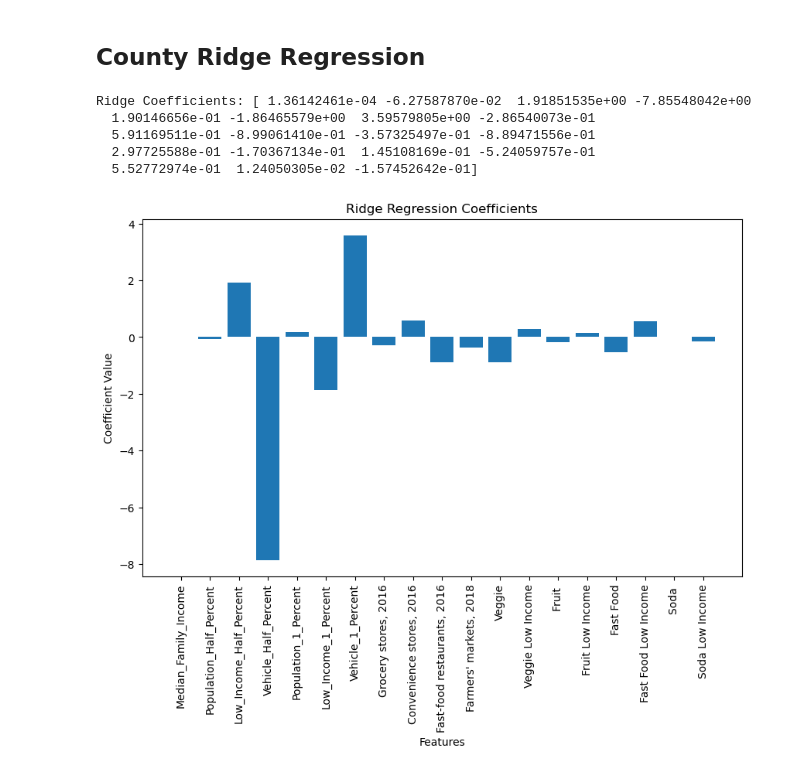
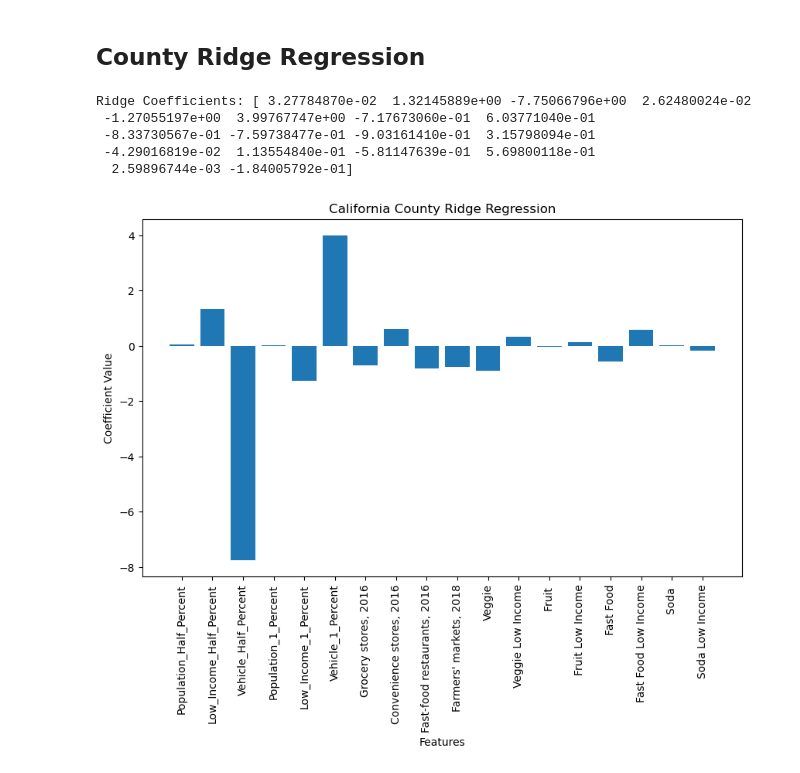
Before and after one commit to aaravdogra/citadel-datathon-2024, a Jupyter notebook: hypothesis-testing/regression.ipynb, the cells around one changed output. Saved outputs shown, nothing was run; the diff lists cells and outputs as text; code cells hidden in the pictures.

Commit message:
more regression updates

```diff
--- a/hypothesis-testing/regression.ipynb
+++ b/hypothesis-testing/regression.ipynb
@@ -293,11 +279,12 @@ Intercept: 3.0822593723637155
 # %%
 data = pd.read_csv('../data/data-county-for-processing/modified_california_counties.csv')
 
-x_variables = ["Median_Family_Income", "Population_Half_Percent",
+x_variables = ["Population_Half_Percent",
                "Low_Income_Half_Percent", "Vehicle_Half_Percent", "Population_1_Percent", "Low_Income_1_Percent", "Vehicle_1_Percent",
-               "Grocery stores, 2016", "Convenience stores, 2016", "Fast-food restaurants, 2016", "Farmers' markets, 2018",
-               "Veggie", "Veggie Low Income", "Fruit ", "Fruit Low Income", "Fast Food", "Fast Food Low Income",
+               "Grocery stores, 2016", "Convenience stores, 2016", "Fast-food restaurants, 2016", "Farmers' markets, 2018"]
+new_variables = ["Veggie", "Veggie Low Income", "Fruit ", "Fruit Low Income", "Fast Food", "Fast Food Low Income",
                "Soda ", "Soda Low Income"]
+x_variables = x_variables + new_variables
 
 columns_to_scale = [
     "Convenience stores, 2016",
@@ -436,7 +413,7 @@ plt.show()
 # %% [markdown]
 ## County Ridge Regression
 # %%
-
+data = data.dropna()
 # Separate features and target variable
 X = data[x_variables]
 y = data['Obese']
@@ -448,20 +425,20 @@ ridge.fit(X, y)
 # Optional: Display coefficients
 print("Ridge Coefficients:", ridge.coef_)
 # %% [output]
-Ridge Coefficients: [ 1.36142461e-04 -6.27587870e-02  1.91851535e+00 -7.85548042e+00
-  1.90146656e-01 -1.86465579e+00  3.59579805e+00 -2.86540073e-01
-  5.91169511e-01 -8.99061410e-01 -3.57325497e-01 -8.89471556e-01
-  2.97725588e-01 -1.70367134e-01  1.45108169e-01 -5.24059757e-01
-  5.52772974e-01  1.24050305e-02 -1.57452642e-01]
+Ridge Coefficients: [ 3.27784870e-02  1.32145889e+00 -7.75066796e+00  2.62480024e-02
+ -1.27055197e+00  3.99767747e+00 -7.17673060e-01  6.03771040e-01
+ -8.33730567e-01 -7.59738477e-01 -9.03161410e-01  3.15798094e-01
+ -4.29016819e-02  1.13554840e-01 -5.81147639e-01  5.69800118e-01
+  2.59896744e-03 -1.84005792e-01]
 # %%
 features = X.columns
 coefficients = ridge.coef_
 plt.figure(figsize=(10, 6))
 plt.bar(features, coefficients)
 plt.xlabel('Features')
 plt.ylabel('Coefficient Value')
 plt.xticks(rotation=90)
-plt.title('Ridge Regression Coefficients')
+plt.title('California County Ridge Regression')
 plt.show()
 # %% [output]
-[figure, old version]
+[figure, new version]
```
Also changed, not shown: parts of 4 cells of this notebook.
